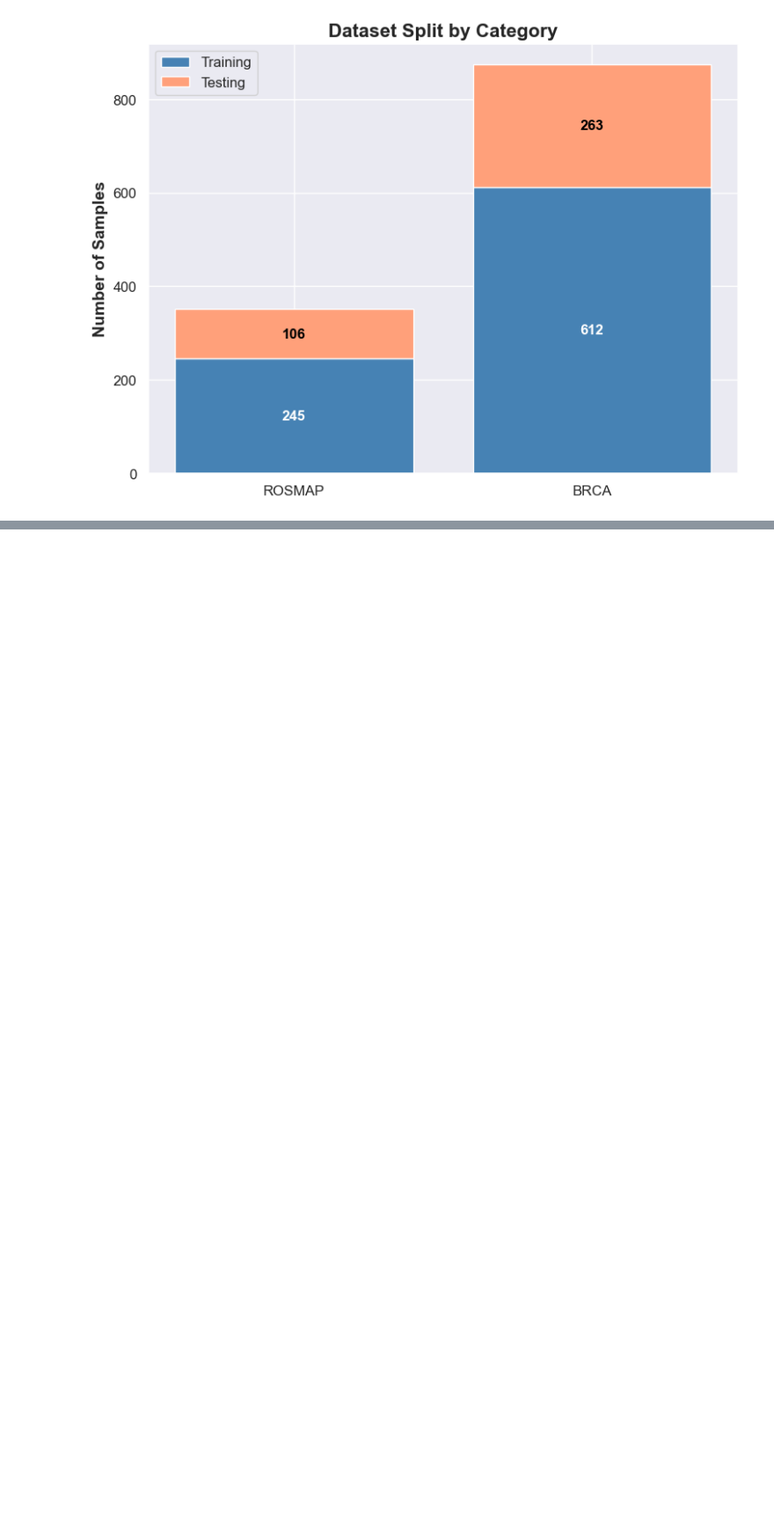
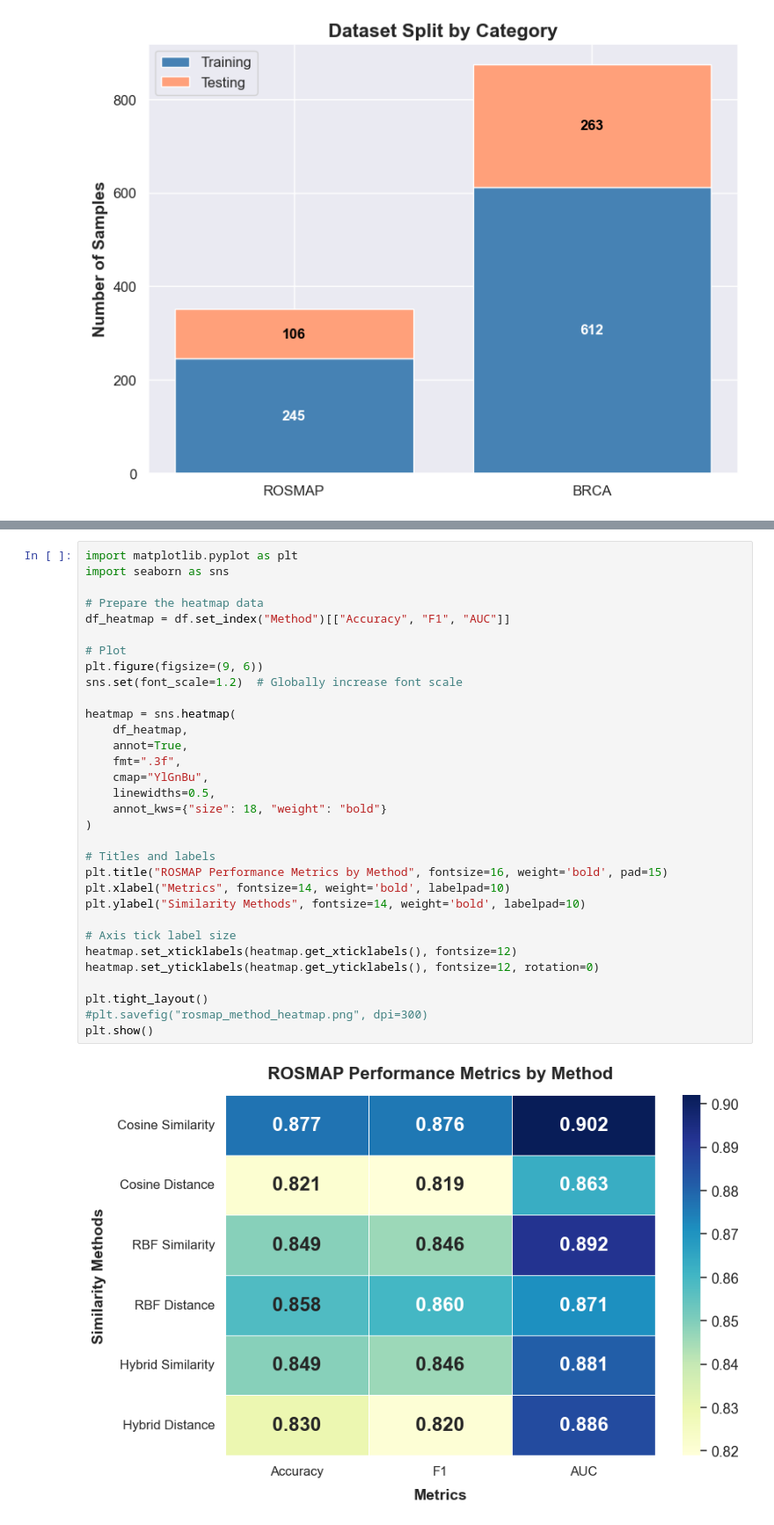
Before and after one commit to Masrafe-Siam/omics_data_project, a Jupyter notebook: barchart.ipynb, the cells around one changed output, grey strips where cells are left out. Shown at 88% size. Saved outputs shown, nothing was run; the diff lists cells and outputs as text; blank space fills up the shorter version.

```diff
--- a/barchart.ipynb
+++ b/barchart.ipynb
@@ -1090,0 +1199,34 @@ plt.show()
+# %%
+import matplotlib.pyplot as plt
+import seaborn as sns
+
+# Prepare the heatmap data
+df_heatmap = df.set_index("Method")[["Accuracy", "F1", "AUC"]]
+
+# Plot
+plt.figure(figsize=(9, 6))
+sns.set(font_scale=1.2)  # Globally increase font scale
+
+heatmap = sns.heatmap(
+    df_heatmap,
+    annot=True,
+    fmt=".3f",
+    cmap="YlGnBu",
+    linewidths=0.5,
+    annot_kws={"size": 18, "weight": "bold"}
+)
+
+# Titles and labels
+plt.title("ROSMAP Performance Metrics by Method", fontsize=16, weight='bold', pad=15)
+plt.xlabel("Metrics", fontsize=14, weight='bold', labelpad=10)
+plt.ylabel("Similarity Methods", fontsize=14, weight='bold', labelpad=10)
+
+# Axis tick label size
+heatmap.set_xticklabels(heatmap.get_xticklabels(), fontsize=12)
+heatmap.set_yticklabels(heatmap.get_yticklabels(), fontsize=12, rotation=0)
+
+plt.tight_layout()
+#plt.savefig("rosmap_method_heatmap.png", dpi=300)
+plt.show()
+# %% [output]
+[figure, added]
```
Also changed, not shown: parts of 7 cells of this notebook.
